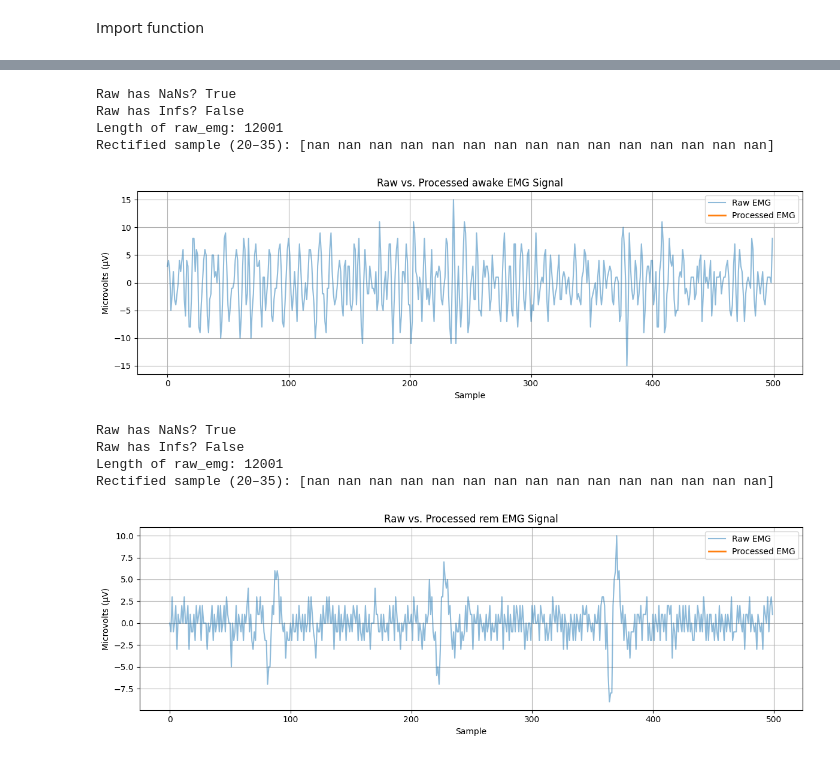
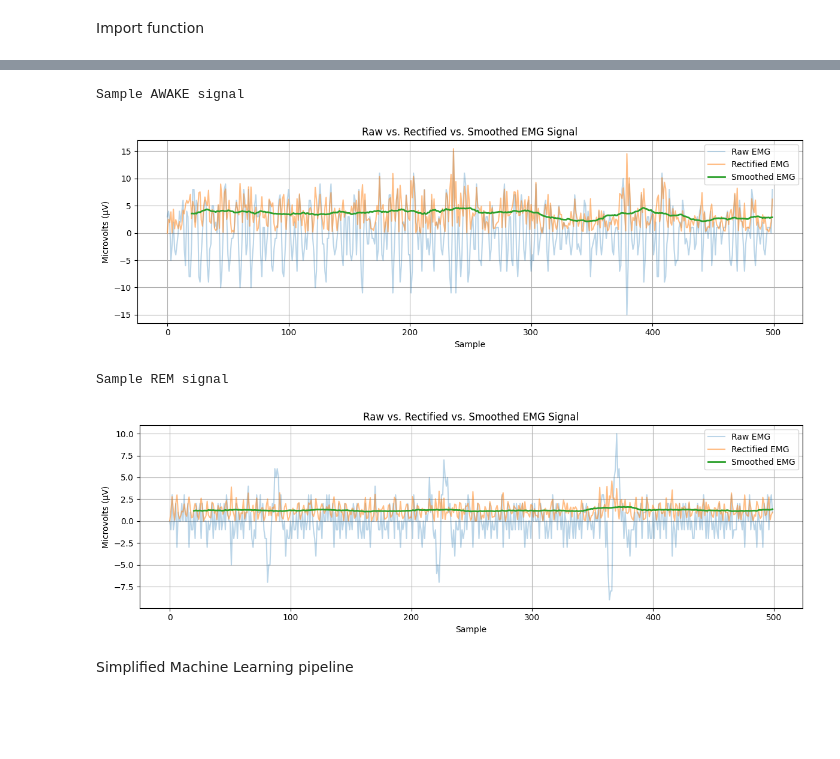
Before and after one commit to victor-cali/dtek2093_sleep_stage_classification, a Jupyter notebook: notebooks/emg.ipynb, the cells around one changed output, grey strips where cells are left out. Saved outputs shown, nothing was run; the diff lists cells and outputs as text; code cells hidden in the pictures; blank space fills up the shorter version.

```diff
--- a/notebooks/emg.ipynb
+++ b/notebooks/emg.ipynb
@@ -51,72 +80,60 @@ NonREM sample:    eog  emg
 # Step 1: High-pass filter definition
 def butter_highpass(cutoff, fs, order=4):
     nyq = 0.5 * fs
     normal_cutoff = cutoff / nyq
     return butter(order, normal_cutoff, btype='high', analog=False)
 
 def highpass_filter(data, cutoff=20, fs=200, order=4):
     b, a = butter_highpass(cutoff, fs, order)
     return filtfilt(b, a, data)
 
 # Preprocess and plot EMG from a sample
 def preprocess_and_plot_emg(raw_df, fs=200):
     raw_emg = np.nan_to_num(raw_df['emg'].values, nan=0.0)
 
     # High-pass filter
     emg_filtered = highpass_filter(raw_emg, cutoff=20, fs=fs)
 
     # Rectify
     emg_rectified = np.abs(emg_filtered)
-    print("Raw has NaNs?", np.isnan(raw_emg).any())
-    print("Raw has Infs?", np.isinf(raw_emg).any())
-    print("Length of raw_emg:", len(raw_emg))
-    print("Rectified sample (20–35):", emg_rectified[20:35])
-
-
 
     # Smooth with moving average (200 ms window)
     window = int(0.2 * fs)
     emg_smoothed = pd.Series(emg_rectified).rolling(window=window, center=True).mean()
 
+    # Plot all stages
+    plt.figure(figsize=(12, 4))
+    plt.plot(raw_emg[:500], label='Raw EMG', alpha=0.3)
+    plt.plot(emg_rectified[:500], label='Rectified EMG', alpha=0.5)
+    plt.plot(emg_smoothed[:500], label='Smoothed EMG', linewidth=2)
+    plt.title('Raw vs. Rectified vs. Smoothed EMG Signal')
+    plt.xlabel('Sample')
+    plt.ylabel('Microvolts (μV)')
+    plt.legend()
+    plt.grid(True)
+    plt.tight_layout()
+    plt.show()
+
     return emg_smoothed
 
-# Example usage: first sample from awake
-preprocessedData = preprocess_and_plot_emg(raw_awake[0])
+# Example usage: pick a file for each sleep stage
+awake_file = df[df['stage'] == 'awake']['file'].iloc[0]
+rem_file = df[df['stage'] == 'rem']['file'].iloc[0]
 
-# Plot
-plt.figure(figsize=(12, 4))
-plt.plot(raw_awake[0]['emg'][:500], label='Raw EMG', alpha=0.5)
-plt.plot(preprocessedData[:500], label='Processed EMG', linewidth=2)
-plt.title('Raw vs. Processed awake EMG Signal')
-plt.xlabel('Sample')
-plt.ylabel('Microvolts (μV)')
-plt.legend()
-plt.grid(True)
-plt.tight_layout()
-plt.show()
+# Extract the signal for that file
+awake_df = df[df['file'] == awake_file]
+rem_df = df[df['file'] == rem_file]
 
-# Example usage: first sample from rem
-preprocessedData2 = preprocess_and_plot_emg(raw_rem[0])
+# Plot and preprocess
+print("Sample AWAKE signal")
+preprocessed_awake = preprocess_and_plot_emg(awake_df)
 
-# Plot
-plt.figure(figsize=(12, 4))
-plt.plot(raw_rem[0]['emg'][:500], label='Raw EMG', alpha=0.5)
-plt.plot(preprocessedData2[:500], label='Processed EMG', linewidth=2)
-plt.title('Raw vs. Processed rem EMG Signal')
-plt.xlabel('Sample')
-plt.ylabel('Microvolts (μV)')
-plt.legend()
-plt.grid(True)
-plt.tight_layout()
-plt.show()
+print("Sample REM signal")
+preprocessed_rem = preprocess_and_plot_emg(rem_df)
 # %% [output]
-Raw has NaNs? True
-Raw has Infs? False
-Length of raw_emg: 12001
-Rectified sample (20–35): [nan nan nan nan nan nan nan nan nan nan nan nan nan nan nan]
+Sample AWAKE signal
-[figure, old version]
+[figure, new version]
-Raw has NaNs? True
-Raw has Infs? False
-Length of raw_emg: 12001
-Rectified sample (20–35): [nan nan nan nan nan nan nan nan nan nan nan nan nan nan nan]
+Sample REM signal
-[figure, old version]
+[figure, new version]
+# %% [markdown]
+Simplified Machine Learning pipeline
```
Also changed, not shown: parts of 4 cells of this notebook, 1 other file.
